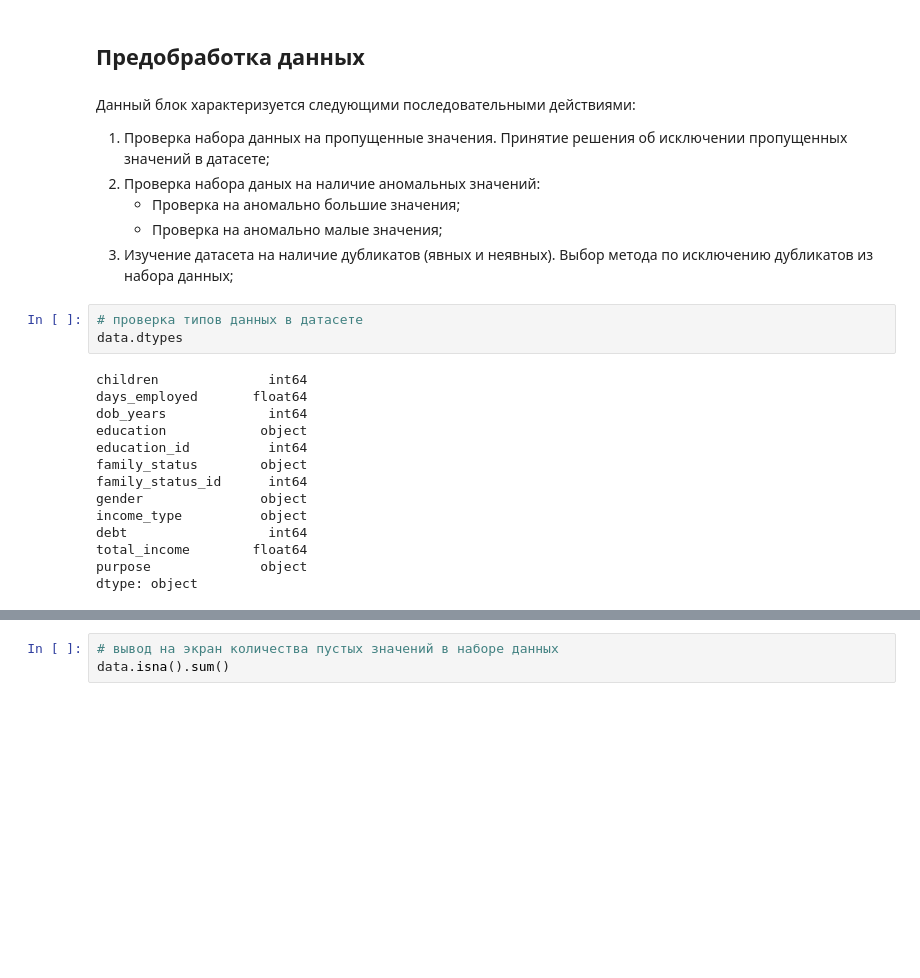
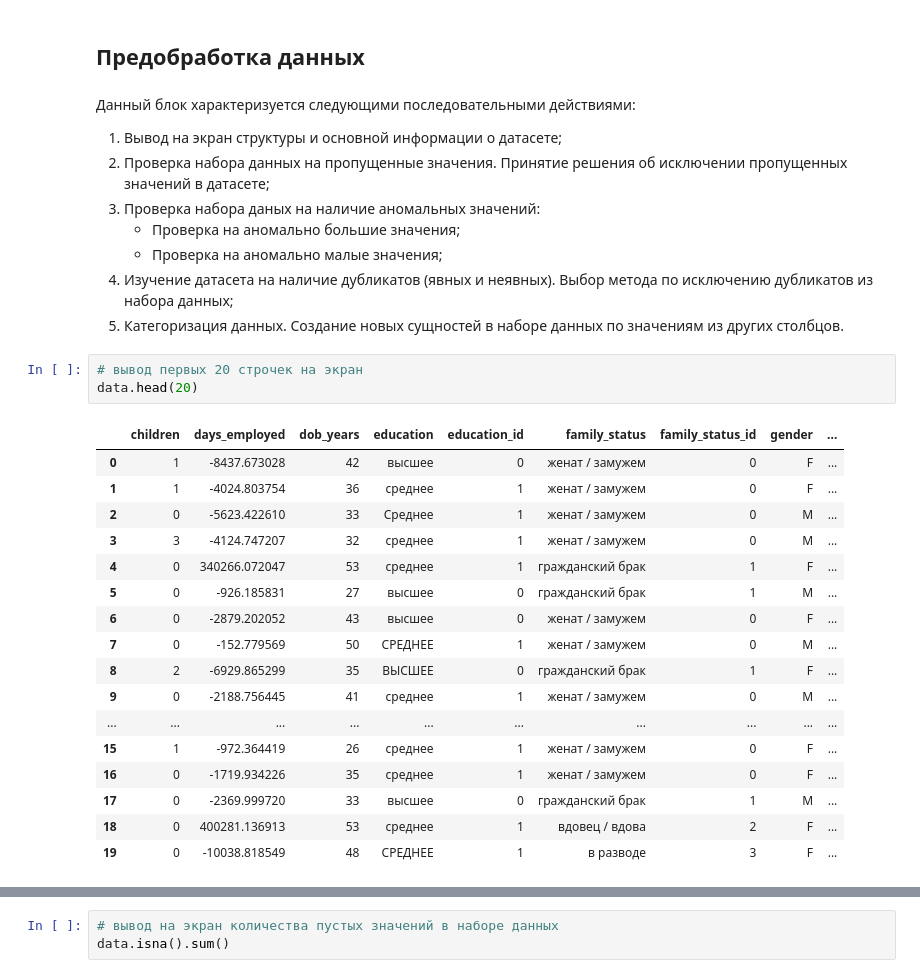
Before and after one commit to MrKostas/YandexPractikum_projects, a Jupyter notebook: notebooks/SecondPetProject_DataPreprocessing.ipynb, the cells around one changed output, grey strips where cells are left out. Drawn from its saved outputs; the diff is of its cells as text; blank space fills up the shorter version.

Commit message:
Обновить основной рабочий проект

```diff
--- a/notebooks/SecondPetProject_DataPreprocessing.ipynb
+++ b/notebooks/SecondPetProject_DataPreprocessing.ipynb
@@ -70,25 +88,31 @@ print('Количество столбцов в наборе данных', data
 # %% [markdown]
 Данный блок характеризуется следующими последовательными действиями:
 
-1. Проверка набора данных на пропущенные значения. Принятие решения об исключении пропущенных значений в датасете;
-2. Проверка набора даных на наличие аномальных значений:
+1. Вывод на экран структуры и основной информации о датасете;
+2. Проверка набора данных на пропущенные значения. Принятие решения об исключении пропущенных значений в датасете;
+3. Проверка набора даных на наличие аномальных значений:
     * Проверка на аномально большие значения;
     * Проверка на аномально малые значения;
-3. Изучение датасета на наличие дубликатов (явных и неявных). Выбор метода по исключению дубликатов из набора данных;
+4. Изучение датасета на наличие дубликатов (явных и неявных). Выбор метода по исключению дубликатов из набора данных;
+5. Категоризация данных. Создание новых сущностей в наборе данных по значениям из других столбцов.
-# %%
-# проверка типов данных в датасете
-data.dtypes
-# %% [output]
-children              int64
-days_employed       float64
-dob_years             int64
-education            object
-education_id          int64
-family_status        object
-family_status_id      int64
-gender               object
-income_type          object
-debt                  int64
-total_income        float64
-purpose              object
-dtype: object
+# %%
+# вывод первых 20 строчек на экран
+data.head(20)
+# %% [output]
+|  | children | days_employed | dob_years | education | education_id | family_status | family_status_id | gender | ... |
+| 0 | 1 | -8437.673028 | 42 | высшее | 0 | женат / замужем | 0 | F | ... |
+| 1 | 1 | -4024.803754 | 36 | среднее | 1 | женат / замужем | 0 | F | ... |
+| 2 | 0 | -5623.422610 | 33 | Среднее | 1 | женат / замужем | 0 | M | ... |
+| 3 | 3 | -4124.747207 | 32 | среднее | 1 | женат / замужем | 0 | M | ... |
+| 4 | 0 | 340266.072047 | 53 | среднее | 1 | гражданский брак | 1 | F | ... |
+| 5 | 0 | -926.185831 | 27 | высшее | 0 | гражданский брак | 1 | M | ... |
+| 6 | 0 | -2879.202052 | 43 | высшее | 0 | женат / замужем | 0 | F | ... |
+| 7 | 0 | -152.779569 | 50 | СРЕДНЕЕ | 1 | женат / замужем | 0 | M | ... |
+| 8 | 2 | -6929.865299 | 35 | ВЫСШЕЕ | 0 | гражданский брак | 1 | F | ... |
+| 9 | 0 | -2188.756445 | 41 | среднее | 1 | женат / замужем | 0 | M | ... |
+| ... | ... | ... | ... | ... | ... | ... | ... | ... | ... |
+| 15 | 1 | -972.364419 | 26 | среднее | 1 | женат / замужем | 0 | F | ... |
+| 16 | 0 | -1719.934226 | 35 | среднее | 1 | женат / замужем | 0 | F | ... |
+| 17 | 0 | -2369.999720 | 33 | высшее | 0 | гражданский брак | 1 | M | ... |
+| 18 | 0 | 400281.136913 | 53 | среднее | 1 | вдовец / вдова | 2 | F | ... |
+| 19 | 0 | -10038.818549 | 48 | СРЕДНЕЕ | 1 | в разводе | 3 | F | ... |
```
Also changed, not shown: parts of 34 cells of this notebook.
